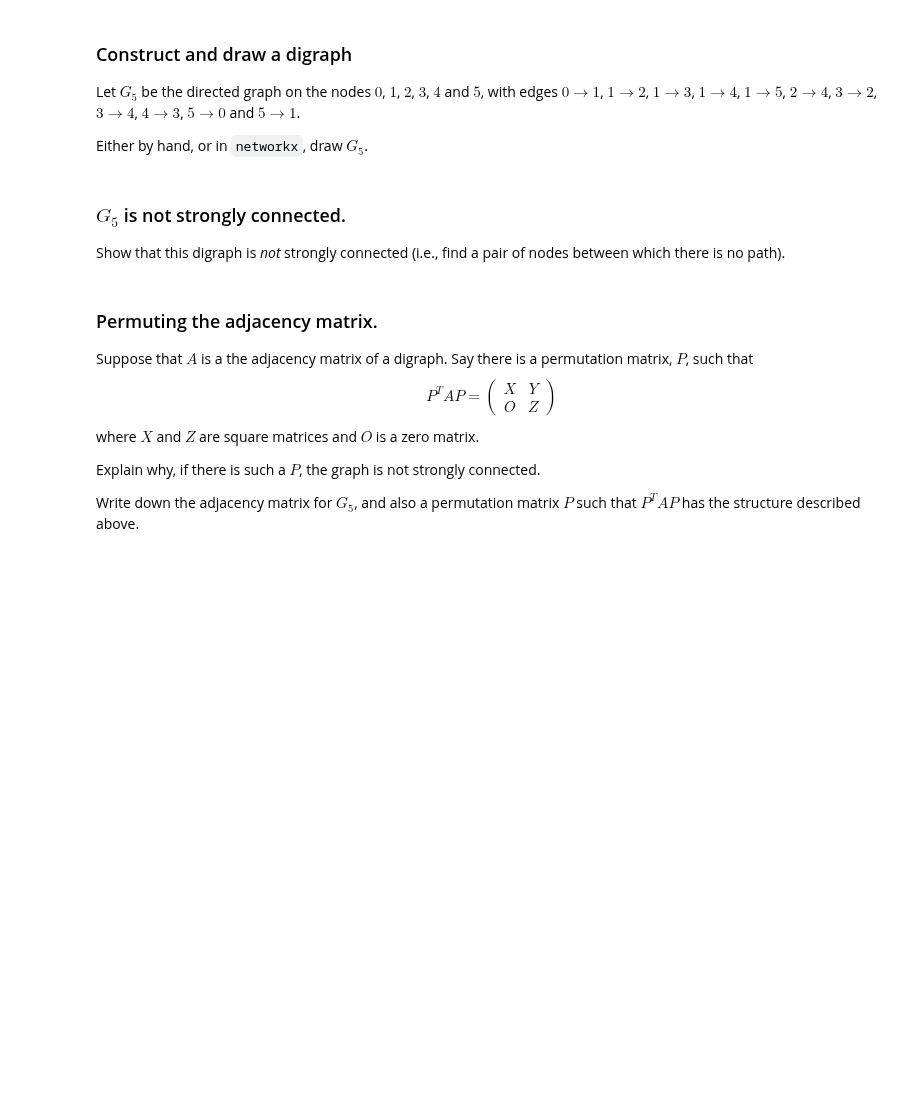
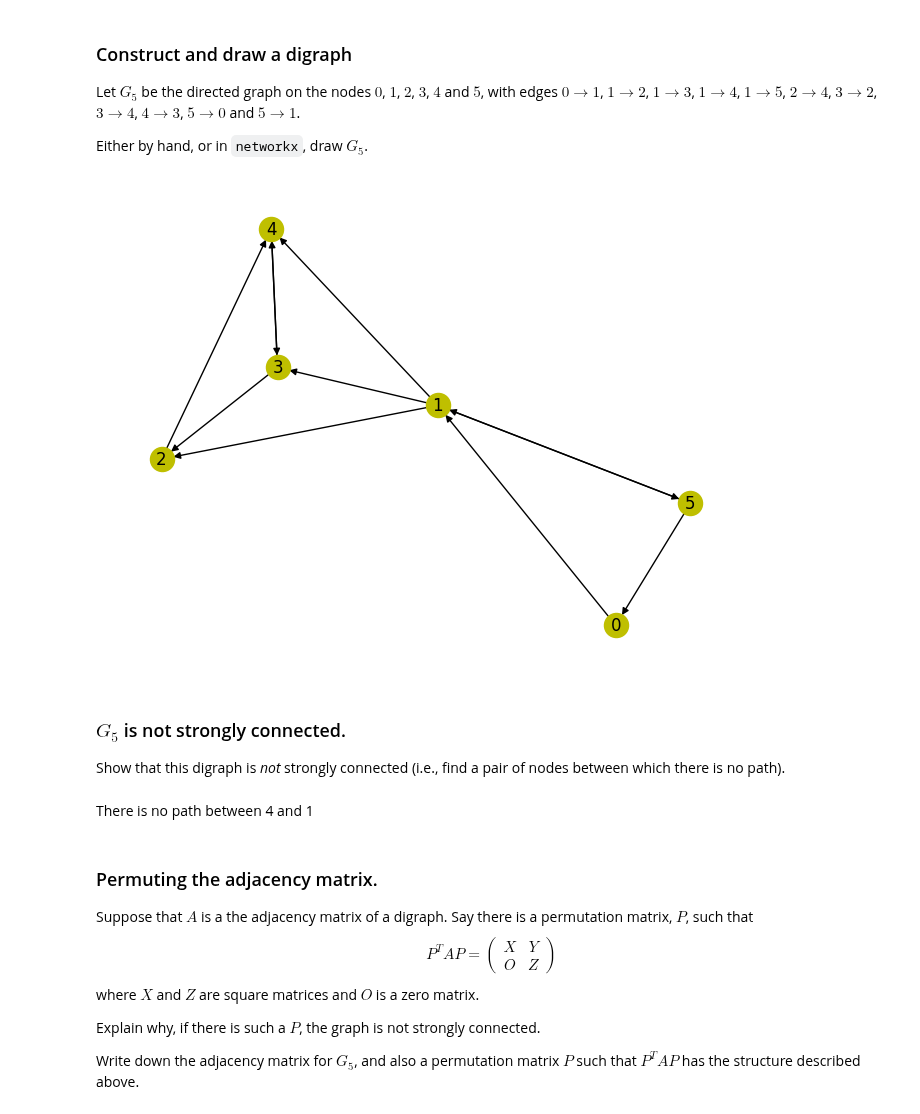
Before and after one commit to FionnMcA/CS4423, a Jupyter notebook: CS4423-Assignment-1.ipynb, the cells around one changed output. Saved outputs shown, nothing was run; the diff lists cells and outputs as text; code cells hidden in the pictures; blank space fills up the shorter version.

```diff
--- a/CS4423-Assignment-1.ipynb
+++ b/CS4423-Assignment-1.ipynb
@@ -241,8 +245,10 @@ $5 \to 0$ and $5 \to 1$.
 
 Either by hand, or in `networkx`, draw $G_5$.
 # %%
-## A drawing of the digraph
-### Give your answer in this cell. Add more cells if needed.
+G5c = nx.DiGraph(["01", "12", "13", "14", "15", "24", "32", "34", "43", "50", "51"])
+nx.draw(G5c, **opts)
+# %% [output]
+[figure, added]
 # %% [markdown]
 ### $G_5$ is not strongly connected.
 Show that this digraph is _not_ strongly connected (i.e., find a pair of nodes between which there is no path).
@@ -251,3 +255,5 @@ Show that this digraph is _not_ strongly connected (i.e., find a pair of nodes b
+# %% [markdown]
+There is no path between 4 and 1
 # %% [markdown]
 ### Permuting the adjacency matrix.
 
```
Also changed, not shown: parts of 12 cells of this notebook.
